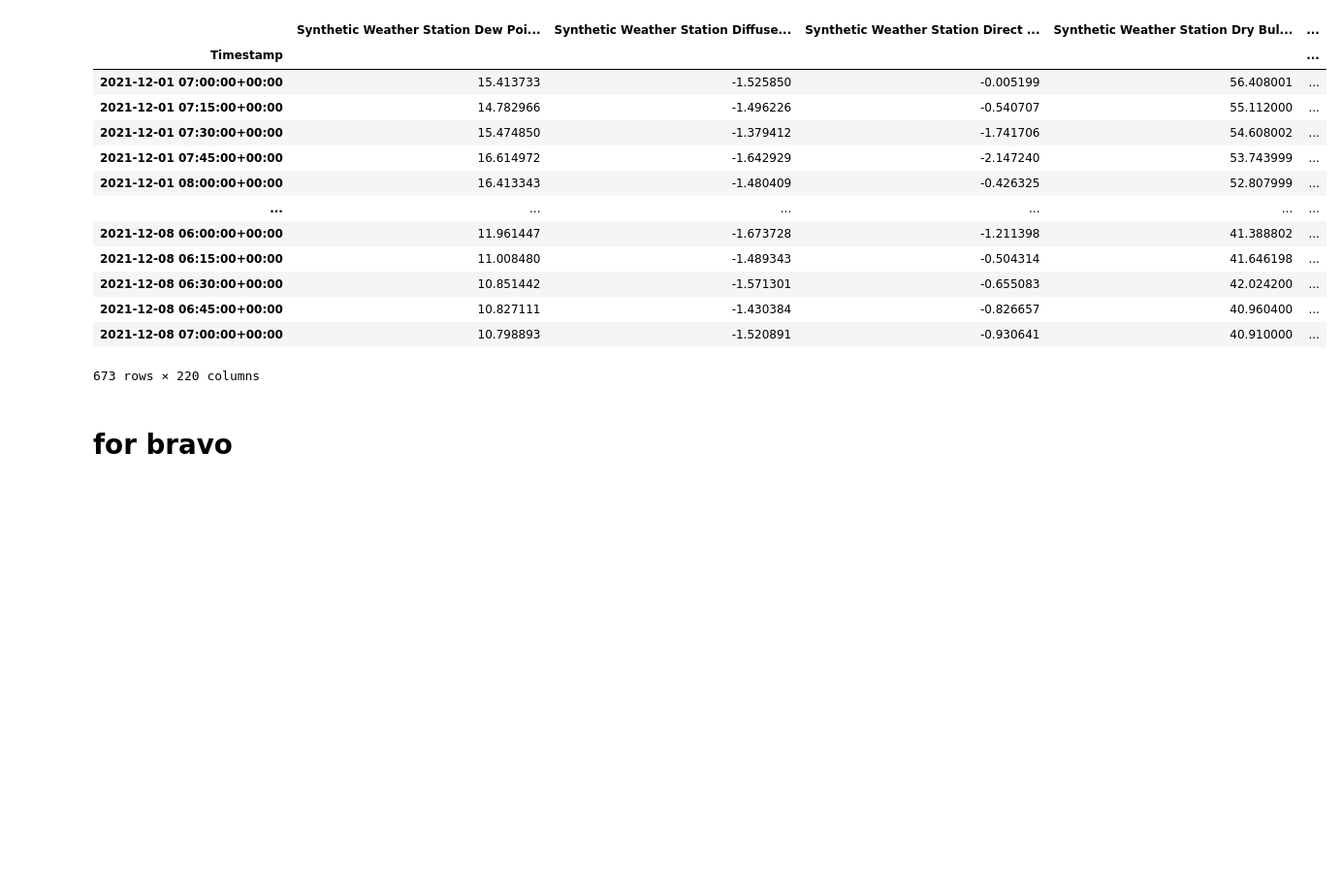
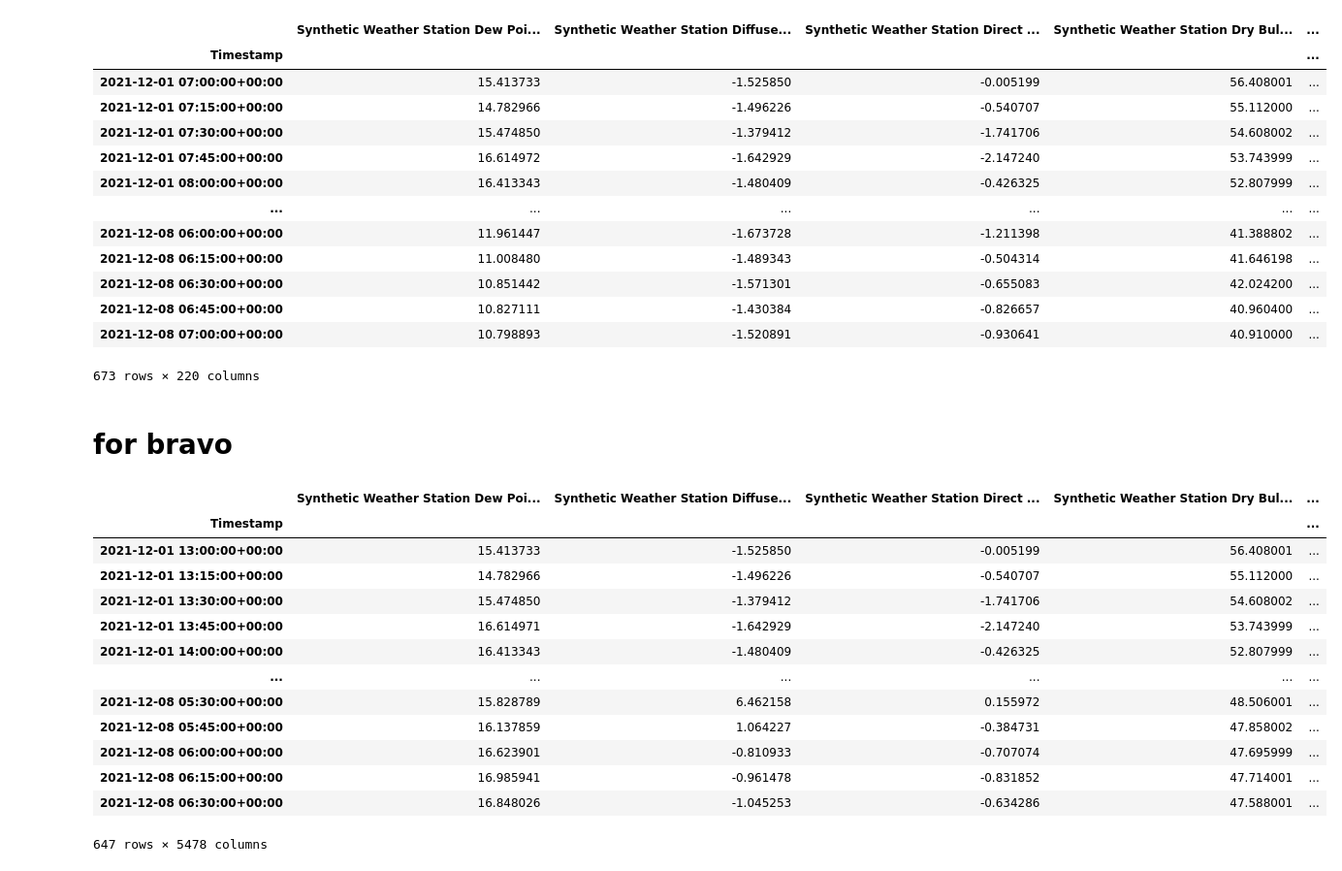
Before and after one commit to NREL/Wattile, a Jupyter notebook: notebooks/exploratory/data_processing_futurecast.ipynb, the cells around one changed output. Shown: that part at 97% size. Saved outputs shown, nothing was run; the diff lists cells and outputs as text; code cells hidden in the pictures; blank space fills up the shorter version.

```diff
--- a/notebooks/exploratory/data_processing_futurecast.ipynb
+++ b/notebooks/exploratory/data_processing_futurecast.ipynb
@@ -155,30 +155,47 @@ for i in range(1, lag_count + 1):
         data_orig.shift(freq=i * lag_interval)
         .astype("float32")
         .add_suffix("_lag{}".format(i))
     )
     temp_holder.append(shifted)
 temp_holder.reverse()
 data = pd.concat(temp_holder, axis=1)
 
 # Do fine padding for future predictions. Create a new df to preserve memory usage.
 local = pd.DataFrame()
 for i in range(0, initial_num):
     if i == 0:
         local["{}_lag_{}".format(target_var, i)] = target.shift(i)
     else:
         local["{}_lag_{}".format(target_var, i)] = target.shift(
             freq="-" + (i * lag_interval)
         )
 
 # Do additional coarse padding for future predictions
 for i in range(1, secondary_num + 1):
     base = initial_num
     new = int(base + decay * i)
     local["{}_lag_{}".format(target_var, base + i)] = target.shift(
         freq="-" + (new * lag_interval)
     )
 
 data = pd.concat([data, local], axis=1)
 
 # Drop all nans
 data = data.dropna(how="any")
+
+data
+# %% [output]
+|  | Synthetic Weather Station Dew Poi... | Synthetic Weather Station Diffuse... | Synthetic Weather Station Direct ... | Synthetic Weather Station Dry Bul... | ... |
+| Timestamp |  |  |  |  | ... |
+| 2021-12-01 13:00:00+00:00 | 15.413733 | -1.525850 | -0.005199 | 56.408001 | ... |
+| 2021-12-01 13:15:00+00:00 | 14.782966 | -1.496226 | -0.540707 | 55.112000 | ... |
+| 2021-12-01 13:30:00+00:00 | 15.474850 | -1.379412 | -1.741706 | 54.608002 | ... |
+| 2021-12-01 13:45:00+00:00 | 16.614971 | -1.642929 | -2.147240 | 53.743999 | ... |
+| 2021-12-01 14:00:00+00:00 | 16.413343 | -1.480409 | -0.426325 | 52.807999 | ... |
+| ... | ... | ... | ... | ... | ... |
+| 2021-12-08 05:30:00+00:00 | 15.828789 | 6.462158 | 0.155972 | 48.506001 | ... |
+| 2021-12-08 05:45:00+00:00 | 16.137859 | 1.064227 | -0.384731 | 47.858002 | ... |
+| 2021-12-08 06:00:00+00:00 | 16.623901 | -0.810933 | -0.707074 | 47.695999 | ... |
+| 2021-12-08 06:15:00+00:00 | 16.985941 | -0.961478 | -0.831852 | 47.714001 | ... |
+| 2021-12-08 06:30:00+00:00 | 16.848026 | -1.045253 | -0.634286 | 47.588001 | ... |
+647 rows × 5478 columns
```
